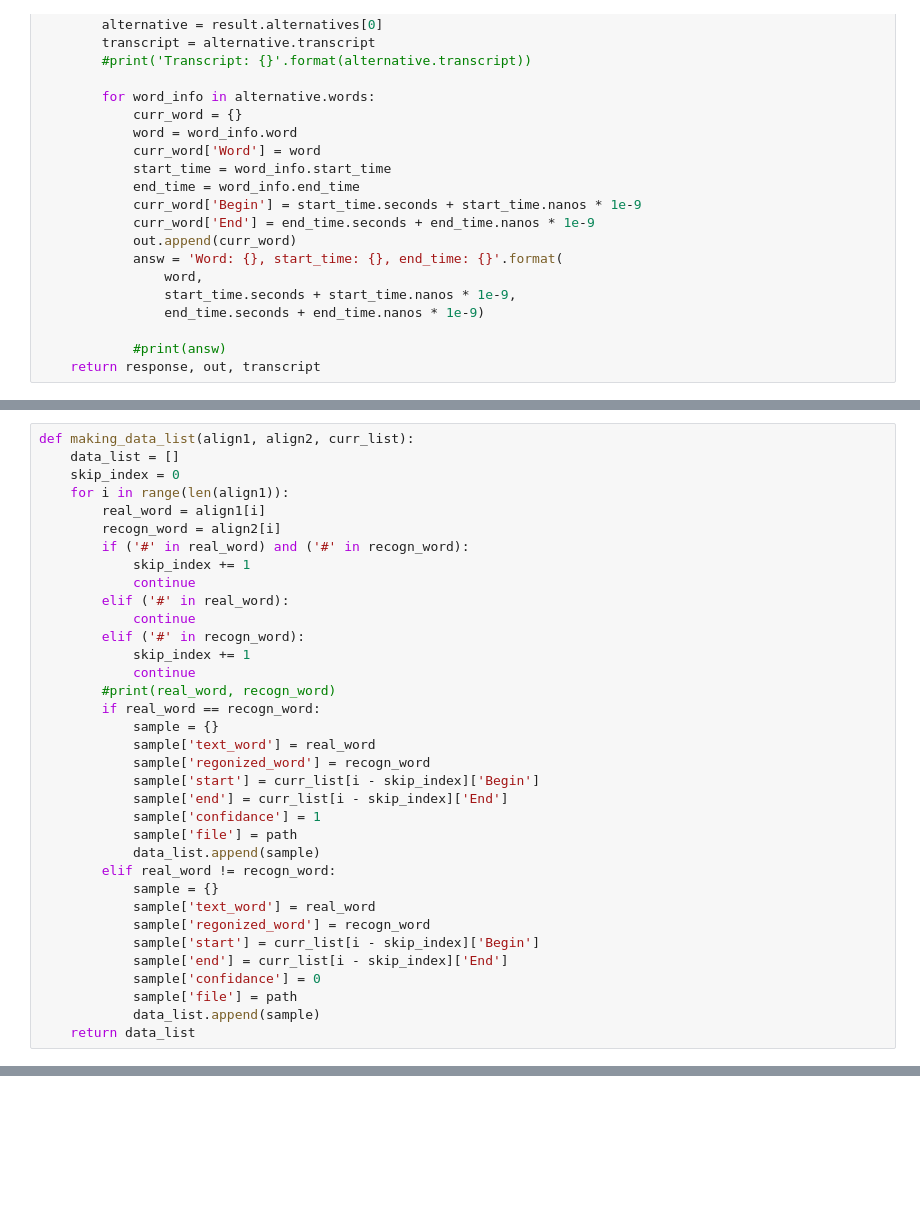
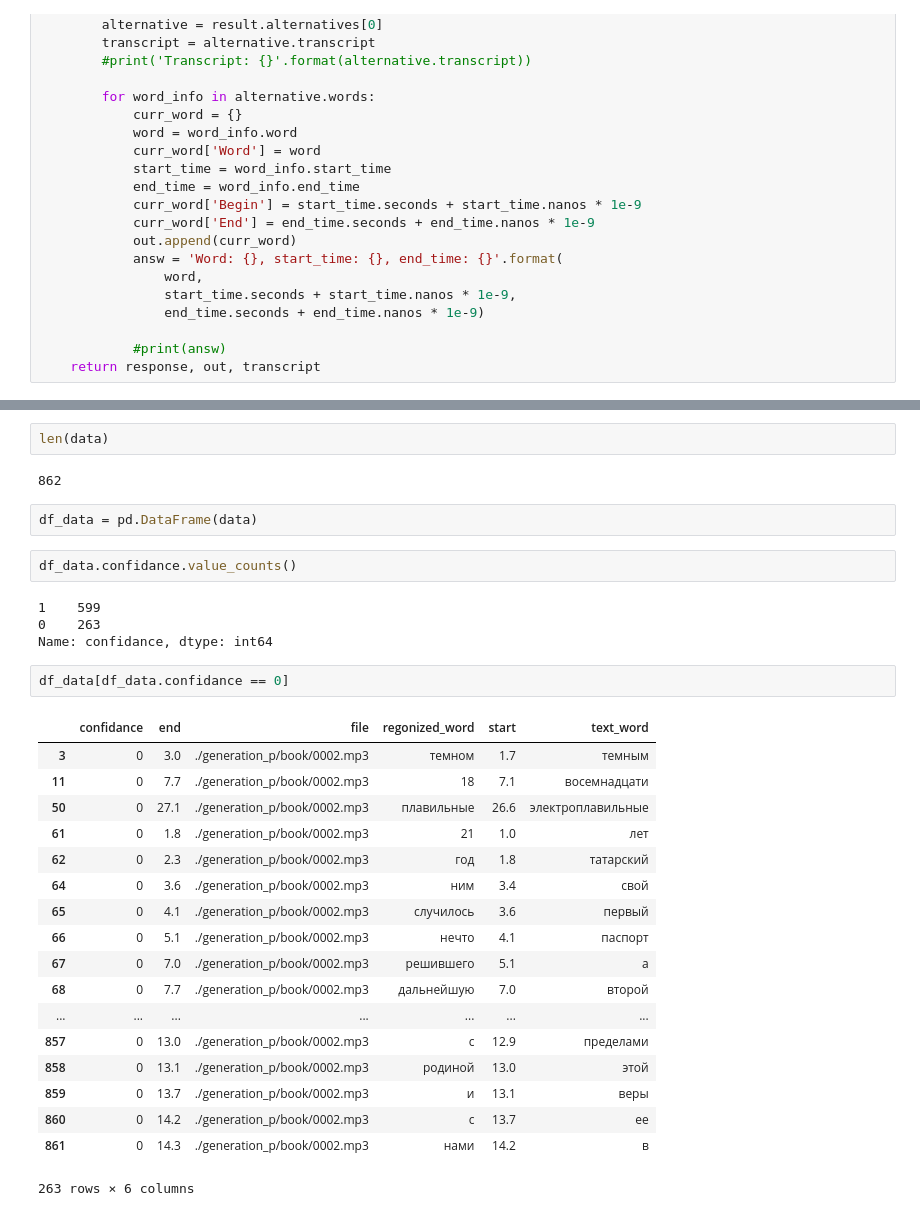
Before and after one commit to pronkinnikita/HeedBook_dataset_from_audiobooks, a Jupyter notebook: Split_Audio_Books.ipynb, the cells around one changed output, grey strips where cells are left out. Cells and saved outputs as stored; diff of their text form; blank space fills up the shorter version.

```diff
--- a/Split_Audio_Books.ipynb
+++ b/Split_Audio_Books.ipynb
@@ -117,36 +173 @@ def search_text_frame(transcript, ORIGINAL_TEXT, text_list):
     return for_alignment
-# %%
-def making_data_list(align1, align2, curr_list):
-    data_list = []
-    skip_index = 0
-    for i in range(len(align1)):
-        real_word = align1[i]
-        recogn_word = align2[i]
-        if ('#' in real_word) and ('#' in recogn_word):
-            skip_index += 1
-            continue
-        elif ('#' in real_word):
-            continue
-        elif ('#' in recogn_word):
-            skip_index += 1
-            continue
-        #print(real_word, recogn_word)
-        if real_word == recogn_word:
-            sample = {}
-            sample['text_word'] = real_word
-            sample['regonized_word'] = recogn_word
-            sample['start'] = curr_list[i - skip_index]['Begin']
-            sample['end'] = curr_list[i - skip_index]['End']
-            sample['confidance'] = 1
-            sample['file'] = path
-            data_list.append(sample)
-        elif real_word != recogn_word:
-            sample = {}
-            sample['text_word'] = real_word
-            sample['regonized_word'] = recogn_word
-            sample['start'] = curr_list[i - skip_index]['Begin']
-            sample['end'] = curr_list[i - skip_index]['End']
-            sample['confidance'] = 0
-            sample['file'] = path
-            data_list.append(sample)
-    return data_list
@@ -321,0 +441,33 @@ IndexError: single positional indexer is out-of-bounds
+# %%
+len(data)
+# %% [output]
+862
+# %%
+df_data = pd.DataFrame(data)
+# %%
+df_data.confidance.value_counts()
+# %% [output]
+1    599
+0    263
+Name: confidance, dtype: int64
+# %%
+df_data[df_data.confidance == 0]
+# %% [output]
+|  | confidance | end | file | regonized_word | start | text_word |
+| 3 | 0 | 3.0 | ./generation_p/book/0002.mp3 | темном | 1.7 | темным |
+| 11 | 0 | 7.7 | ./generation_p/book/0002.mp3 | 18 | 7.1 | восемнадцати |
+| 50 | 0 | 27.1 | ./generation_p/book/0002.mp3 | плавильные | 26.6 | электроплавильные |
+| 61 | 0 | 1.8 | ./generation_p/book/0002.mp3 | 21 | 1.0 | лет |
+| 62 | 0 | 2.3 | ./generation_p/book/0002.mp3 | год | 1.8 | татарский |
+| 64 | 0 | 3.6 | ./generation_p/book/0002.mp3 | ним | 3.4 | свой |
+| 65 | 0 | 4.1 | ./generation_p/book/0002.mp3 | случилось | 3.6 | первый |
+| 66 | 0 | 5.1 | ./generation_p/book/0002.mp3 | нечто | 4.1 | паспорт |
+| 67 | 0 | 7.0 | ./generation_p/book/0002.mp3 | решившего | 5.1 | а |
+| 68 | 0 | 7.7 | ./generation_p/book/0002.mp3 | дальнейшую | 7.0 | второй |
+| ... | ... | ... | ... | ... | ... | ... |
+| 857 | 0 | 13.0 | ./generation_p/book/0002.mp3 | с | 12.9 | пределами |
+| 858 | 0 | 13.1 | ./generation_p/book/0002.mp3 | родиной | 13.0 | этой |
+| 859 | 0 | 13.7 | ./generation_p/book/0002.mp3 | и | 13.1 | веры |
+| 860 | 0 | 14.2 | ./generation_p/book/0002.mp3 | с | 13.7 | ее |
+| 861 | 0 | 14.3 | ./generation_p/book/0002.mp3 | нами | 14.2 | в |
+263 rows × 6 columns
```
Also changed, not shown: parts of 17 cells of this notebook, 1 other file.
